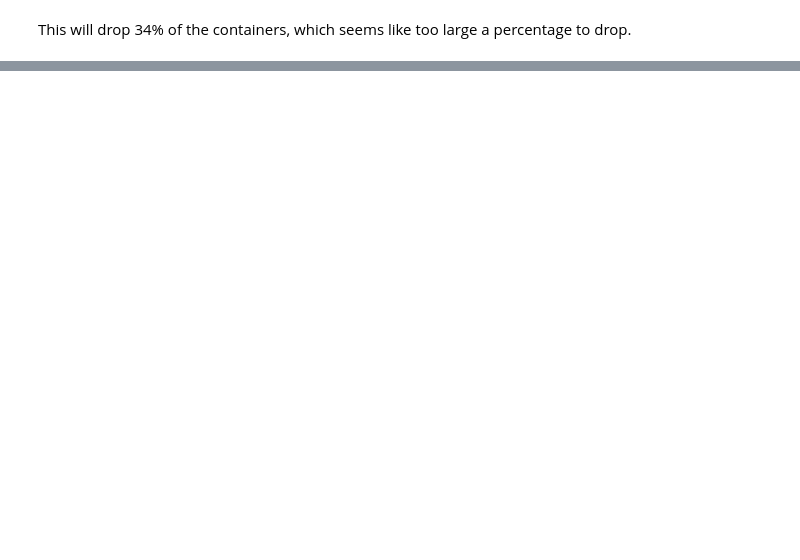
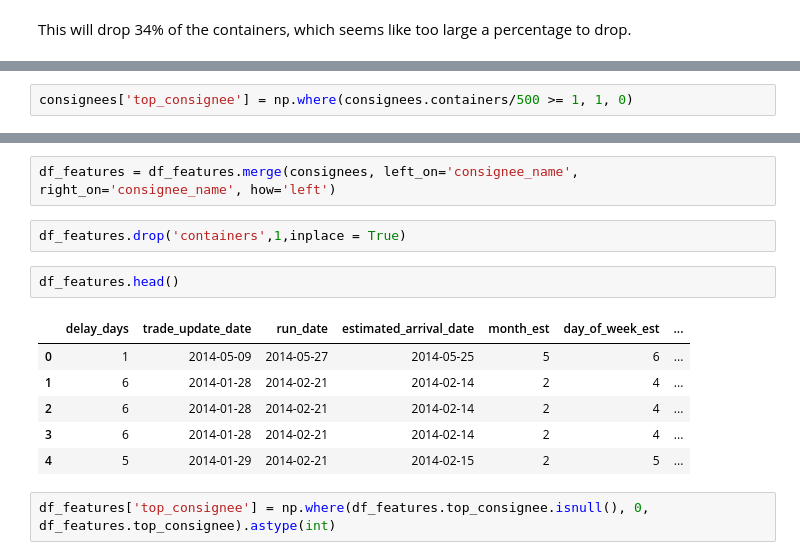
Before and after one commit to sms2015/Logistics, a Jupyter notebook: Bill of Lading - Data Understanding - Part 4.ipynb, the cells around one changed output, grey strips where cells are left out. Cells and saved outputs as stored; diff of their text form; blank space fills up the shorter version.

```diff
--- a/Bill of Lading - Data Understanding - Part 4.ipynb
+++ b/Bill of Lading - Data Understanding - Part 4.ipynb
@@ -430,0 +461,2 @@ Data Integrity Issues:
+# %%
+consignees['top_consignee'] = np.where(consignees.containers/500 >= 1, 1, 0)
@@ -430,0 +498,15 @@ Data Integrity Issues:
+# %%
+df_features = df_features.merge(consignees, left_on='consignee_name', right_on='consignee_name', how='left')
+# %%
+df_features.drop('containers',1,inplace = True)
+# %%
+df_features.head()
+# %% [output]
+|  | delay_days | trade_update_date | run_date | estimated_arrival_date | month_est | day_of_week_est | ... |
+| 0 | 1 | 2014-05-09 | 2014-05-27 | 2014-05-25 | 5 | 6 | ... |
+| 1 | 6 | 2014-01-28 | 2014-02-21 | 2014-02-14 | 2 | 4 | ... |
+| 2 | 6 | 2014-01-28 | 2014-02-21 | 2014-02-14 | 2 | 4 | ... |
+| 3 | 6 | 2014-01-28 | 2014-02-21 | 2014-02-14 | 2 | 4 | ... |
+| 4 | 5 | 2014-01-29 | 2014-02-21 | 2014-02-15 | 2 | 5 | ... |
+# %%
+df_features['top_consignee'] = np.where(df_features.top_consignee.isnull(), 0, df_features.top_consignee).astype(int)
```
Also changed, not shown: parts of 20 cells of this notebook.
